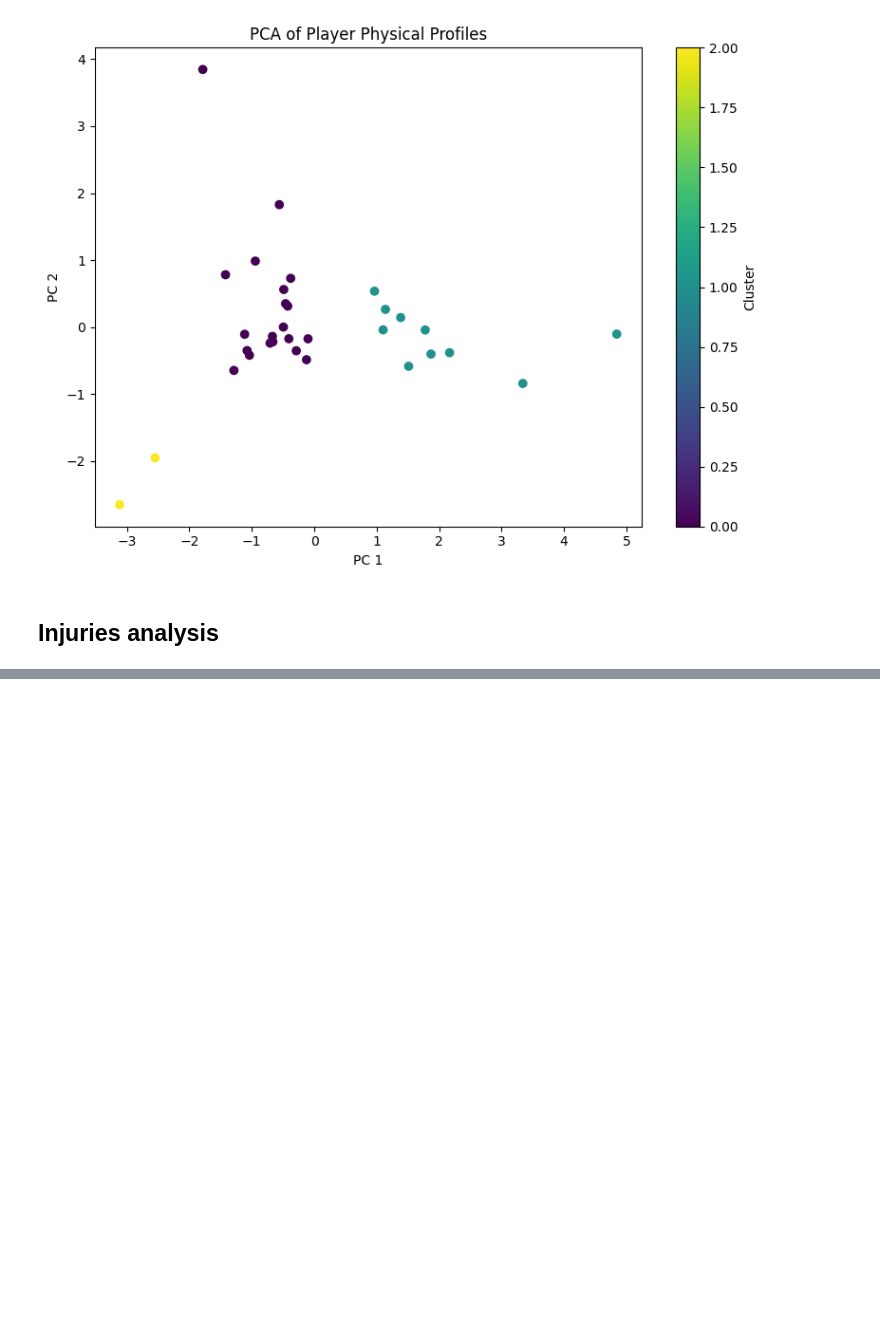
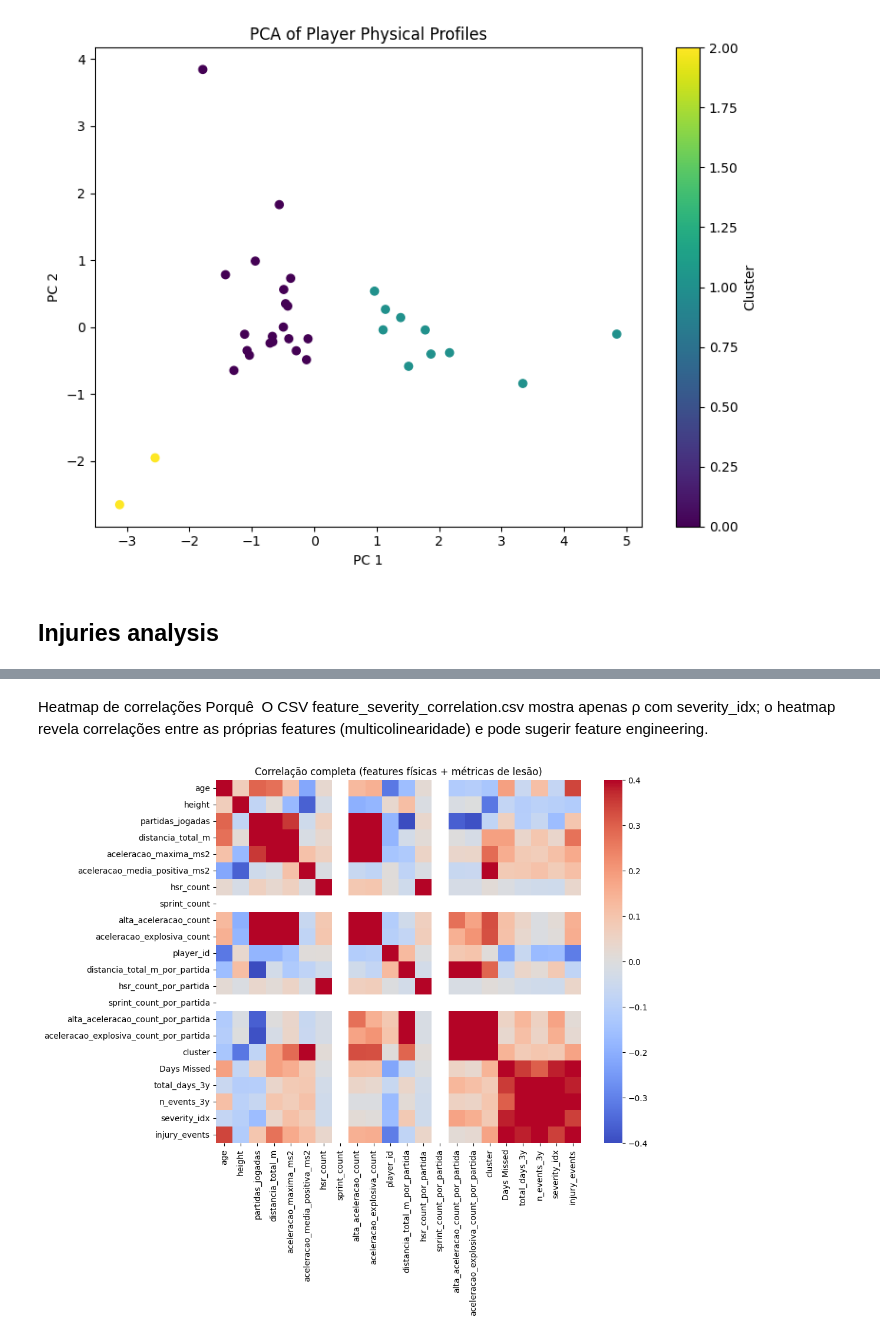
Before and after one commit to MFreyaG/Projeto-Final-Futebol, a Jupyter notebook: results.ipynb, the cells around one changed output, grey strips where cells are left out. Drawn from its saved outputs; the diff is of its cells as text; code cells hidden in the pictures; blank space fills up the shorter version.

```diff
--- a/results.ipynb
+++ b/results.ipynb
@@ -114,0 +265,16 @@ injuries.plot_anual_injury_evolution_per_team()
+# %% [markdown]
+Heatmap de correlações
+Porquê O CSV feature_severity_correlation.csv mostra apenas ρ com severity_idx; o heatmap revela correlações entre as próprias features (multicolinearidade) e pode sugerir feature engineering.
+# %%
+import seaborn as sns
+import numpy as np
+
+corr_mat = merged.select_dtypes('number').corr()
+
+plt.figure(figsize=(10, 8))
+sns.heatmap(corr_mat, cmap='coolwarm', center=0,
+            vmax=.4, vmin=-.4)          # corta extremos para facilitar leitura
+plt.title('Correlação completa (features físicas + métricas de lesão)')
+plt.show()
+# %% [output]
+[figure, added]
```
Also changed, not shown: parts of 21 cells of this notebook, 6 other files.
